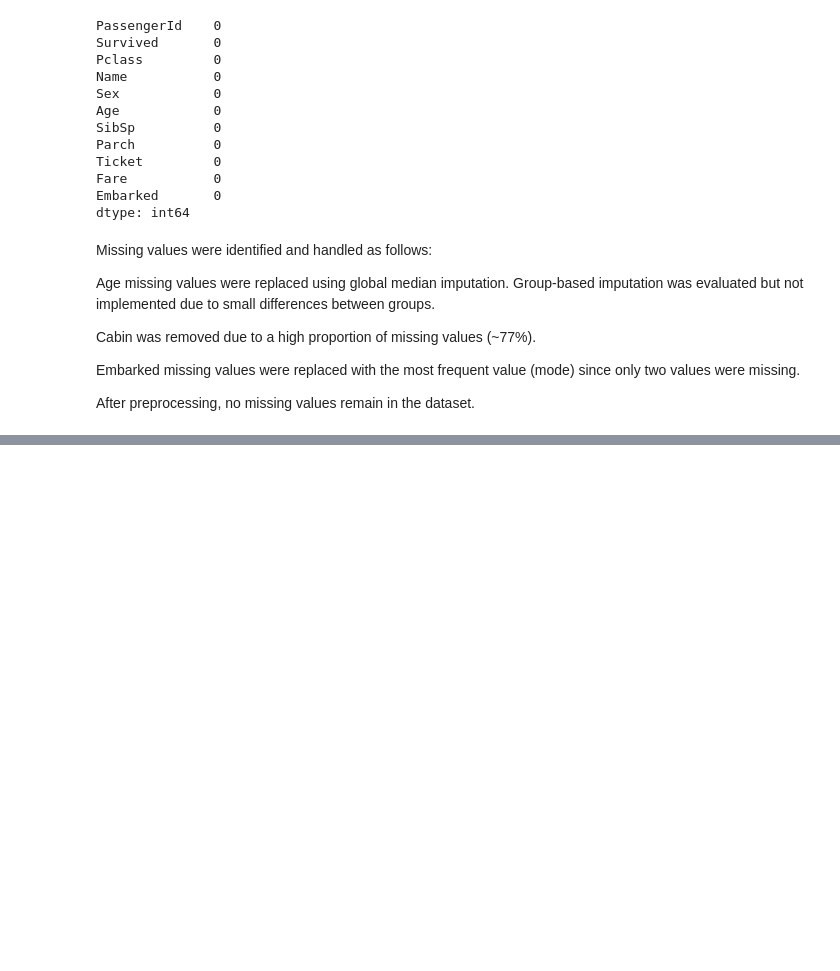
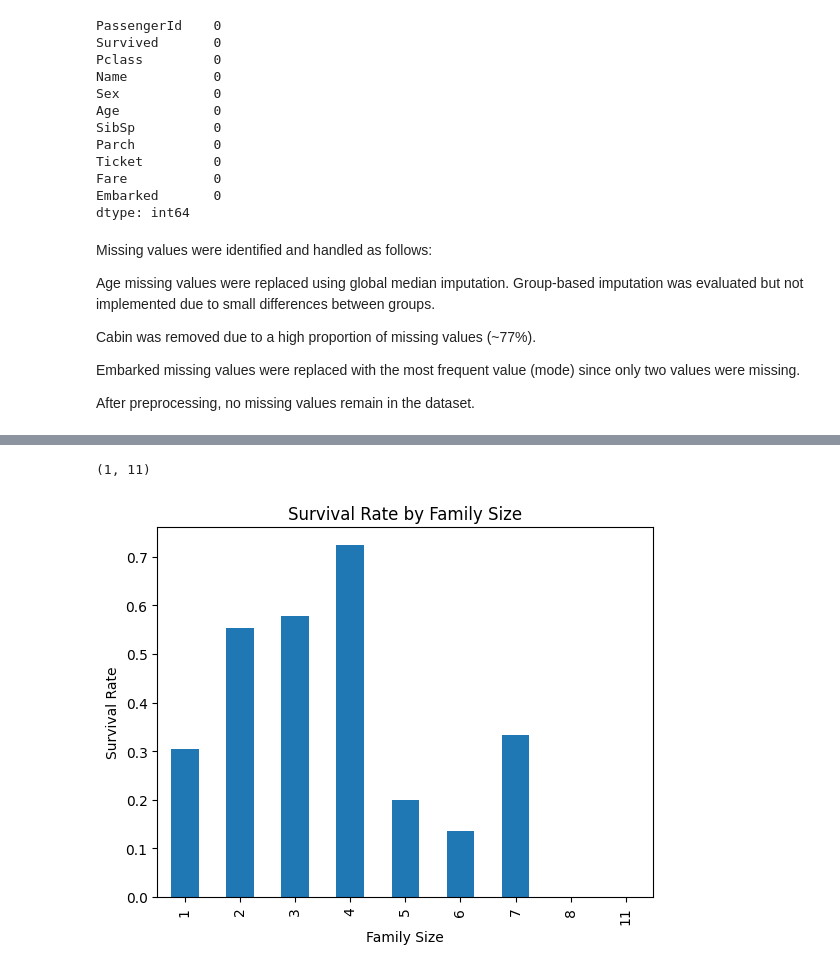
Before and after one commit to helben2002/TitanicCapstoneProject, a Jupyter notebook: ml/notebooks/helene.ipynb, the cells around one changed output, grey strips where cells are left out. Drawn from its saved outputs; the diff is of its cells as text; code cells hidden in the pictures; blank space fills up the shorter version.

Commit message:
data (TITANIC-91): add family_size feature

```diff
--- a/ml/notebooks/helene.ipynb
+++ b/ml/notebooks/helene.ipynb
@@ -248,0 +251,2 @@ After preprocessing, no missing values remain in the dataset.
+# %%
+df_clean = pd.read_csv("../data/processed/train_cleaned.csv")
@@ -248,0 +264,2 @@ After preprocessing, no missing values remain in the dataset.
+# %%
+df_clean["family_size"] = df_clean["sibling_spouse_count"] + df_clean["parent_child_count"] + 1
@@ -248,0 +296,18 @@ After preprocessing, no missing values remain in the dataset.
+# %%
+# sanity check
+df_clean["family_size"].min(), df_clean["family_size"].max()
+# %% [output]
+(1, 11)
+# %%
+survival_rate = df_clean.groupby("family_size")["survived"].mean()
+# %%
+plt.figure()
+survival_rate.plot(kind="bar")
+
+plt.title("Survival Rate by Family Size")
+plt.xlabel("Family Size")
+plt.ylabel("Survival Rate")
+
+plt.show()
+# %% [output]
+[figure, added]
```
Also changed, not shown: parts of 5 cells of this notebook.
